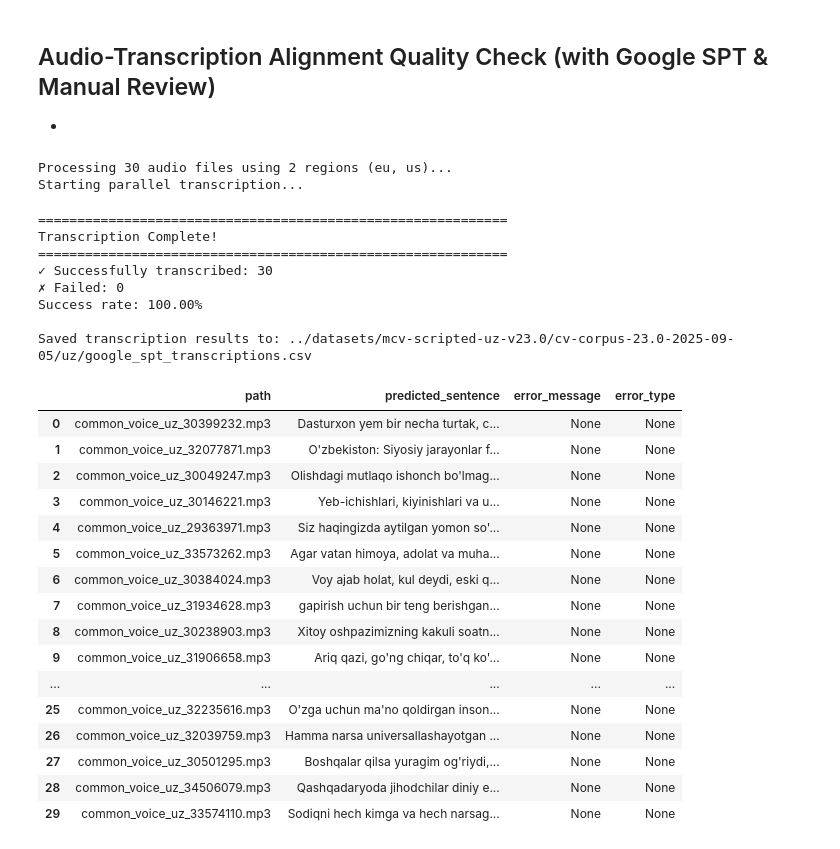
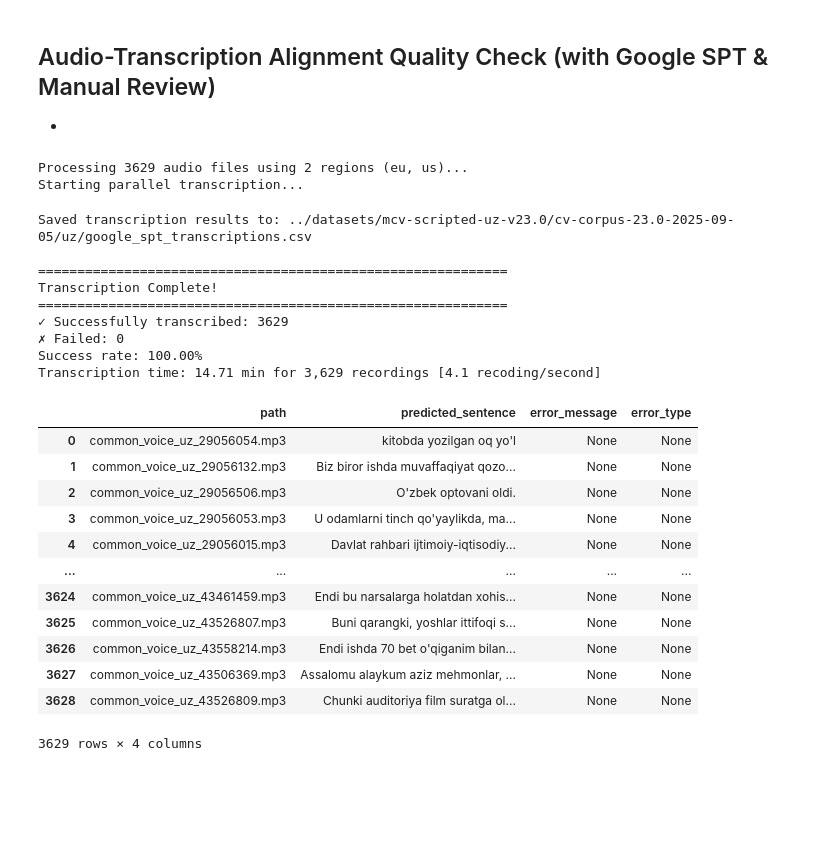
Before and after one commit to HaidarChaito/uzbek-automatic-speech-recognition, a Jupyter notebook: notebooks/common_voice_dataset_quality_evaluation.ipynb, the cells around one changed output. Cells and saved outputs as stored; diff of their text form; code cells hidden in the pictures; blank space fills up the shorter version.

Commit message:
Add the results of Google SPT transcription

```diff
--- a/notebooks/common_voice_dataset_quality_evaluation.ipynb
+++ b/notebooks/common_voice_dataset_quality_evaluation.ipynb
@@ -789,7 +789,7 @@ max            7.978000        0.947800
 # Before running set your own PROJECT_ID to .env file (e.g. GOOGLE_CLOUD_PROJECT="your id here")
 from scripts import google_transcribe
 
-sampled_recordings_df = pd.read_csv(SAMPLED_RECORDINGS_PATH, index_col="id").sample(30, random_state=SEED)
+sampled_recordings_df = pd.read_csv(SAMPLED_RECORDINGS_PATH, index_col="id")
 sampled_normalized_recordings_directory = os.path.join(DATASET_DIR, "sampled_clips_normalized")
 
 # Prepare audio paths
@@ -810,7 +810,7 @@ try:
     results = google_transcribe.transcribe_batch_parallel(
         audio_paths=audio_paths,
         regions=["eu", "us"],
-        max_workers=4
+        max_workers=10
     )
 except Exception as err:
     print(f"\nCritical error during parallel processing: {type(err).__name__}: {err}")
@@ -830,55 +830,51 @@ for result in results:
         "predicted_sentence": result["predicted_sentence"],
         "error_message": result["error_message"],
         "error_type": result["error_type"],
     }
 
     predicted_transcriptions.append(transcription_entry)
 
     if result["predicted_sentence"] is not None:
         success_count += 1
     else:
         failed_count += 1
 
+# Save results
 predicted_transcripts_df = pd.DataFrame(predicted_transcriptions)
+predicted_transcripts_df.to_csv(TRANSCRIPTION_RESULTS_PATH, index_label="id")
+print(f"\nSaved transcription results to: {TRANSCRIPTION_RESULTS_PATH}")
 
 print(f"\n{'=' * 60}")
 print(f"Transcription Complete!")
 print(f"{'=' * 60}")
 print(f"✓ Successfully transcribed: {success_count}")
 print(f"✗ Failed: {failed_count}")
 print(f"Success rate: {success_count / len(sampled_recordings_df) * 100:.2f}%")
 
-# Save results
-predicted_transcripts_df.to_csv(TRANSCRIPTION_RESULTS_PATH, index_label="id")
-print(f"\nSaved transcription results to: {TRANSCRIPTION_RESULTS_PATH}")
-
 predicted_transcripts_df
 # %% [output]
-Processing 30 audio files using 2 regions (eu, us)...
+Processing 3629 audio files using 2 regions (eu, us)...
 Starting parallel transcription...
+Saved transcription results to: ../datasets/mcv-scripted-uz-v23.0/cv-corpus-23.0-2025-09-05/uz/google_spt_transcriptions.csv
+
 ============================================================
 Transcription Complete!
 ============================================================
-✓ Successfully transcribed: 30
+✓ Successfully transcribed: 3629
 ✗ Failed: 0
 Success rate: 100.00%
-
-Saved transcription results to: ../datasets/mcv-scripted-uz-v23.0/cv-corpus-23.0-2025-09-05/uz/google_spt_transcriptions.csv
+Transcription time: 14.71 min for 3,629 recordings [4.1 recoding/second]
 |  | path | predicted_sentence | error_message | error_type |
-| 0 | common_voice_uz_30399232.mp3 | Dasturxon yem bir necha turtak, c... | None | None |
-| 1 | common_voice_uz_32077871.mp3 | O'zbekiston: Siyosiy jarayonlar f... | None | None |
-| 2 | common_voice_uz_30049247.mp3 | Olishdagi mutlaqo ishonch bo'lmag... | None | None |
-| 3 | common_voice_uz_30146221.mp3 | Yeb-ichishlari, kiyinishlari va u... | None | None |
-| 4 | common_voice_uz_29363971.mp3 | Siz haqingizda aytilgan yomon so'... | None | None |
-| 5 | common_voice_uz_33573262.mp3 | Agar vatan himoya, adolat va muha... | None | None |
-| 6 | common_voice_uz_30384024.mp3 | Voy ajab holat, kul deydi, eski q... | None | None |
-| 7 | common_voice_uz_31934628.mp3 | gapirish uchun bir teng berishgan... | None | None |
-| 8 | common_voice_uz_30238903.mp3 | Xitoy oshpazimizning kakuli soatn... | None | None |
-| 9 | common_voice_uz_31906658.mp3 | Ariq qazi, go'ng chiqar, to'q ko'... | None | None |
+| 0 | common_voice_uz_29056054.mp3 | kitobda yozilgan oq yo'l | None | None |
+| 1 | common_voice_uz_29056132.mp3 | Biz biror ishda muvaffaqiyat qozo... | None | None |
+| 2 | common_voice_uz_29056506.mp3 | O'zbek optovani oldi. | None | None |
+| 3 | common_voice_uz_29056053.mp3 | U odamlarni tinch qo'yaylikda, ma... | None | None |
+| 4 | common_voice_uz_29056015.mp3 | Davlat rahbari ijtimoiy-iqtisodiy... | None | None |
 | ... | ... | ... | ... | ... |
-| 25 | common_voice_uz_32235616.mp3 | O'zga uchun ma'no qoldirgan inson... | None | None |
-| 26 | common_voice_uz_32039759.mp3 | Hamma narsa universallashayotgan ... | None | None |
-| 27 | common_voice_uz_30501295.mp3 | Boshqalar qilsa yuragim og'riydi,... | None | None |
-| 28 | common_voice_uz_34506079.mp3 | Qashqadaryoda jihodchilar diniy e... | None | None |
-| 29 | common_voice_uz_33574110.mp3 | Sodiqni hech kimga va hech narsag... | None | None |
+| 3624 | common_voice_uz_43461459.mp3 | Endi bu narsalarga holatdan xohis... | None | None |
+| 3625 | common_voice_uz_43526807.mp3 | Buni qarangki, yoshlar ittifoqi s... | None | None |
+| 3626 | common_voice_uz_43558214.mp3 | Endi ishda 70 bet o'qiganim bilan... | None | None |
+| 3627 | common_voice_uz_43506369.mp3 | Assalomu alaykum aziz mehmonlar, ... | None | None |
+| 3628 | common_voice_uz_43526809.mp3 | Chunki auditoriya film suratga ol... | None | None |
+3629 rows × 4 columns
 # %%
```
Also changed, not shown: parts of 2 cells of this notebook, 3 other files.
